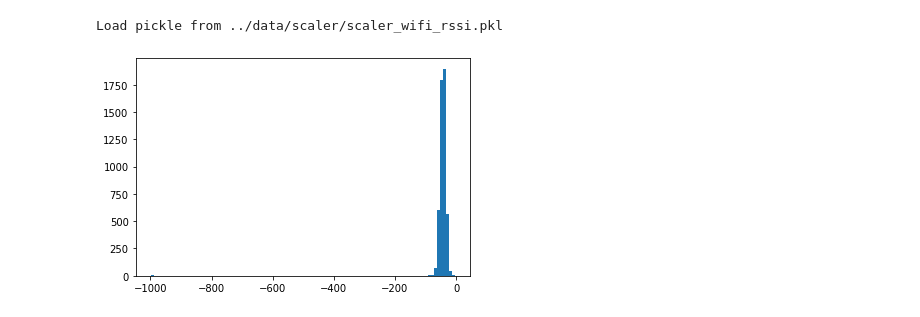
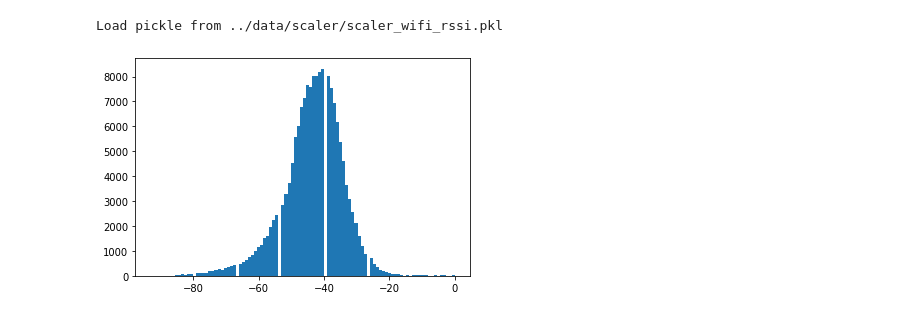
Before and after one commit to konumaru/indoor_location_and_Navigation, a Jupyter notebook: notebook/debug.ipynb, the cells around one changed output. Cells and saved outputs as stored; diff of their text form; code cells hidden in the pictures.

```diff
--- a/notebook/debug.ipynb
+++ b/notebook/debug.ipynb
@@ -29,10 +29,10 @@ wifi_rssi = wifi_rssi.astype(int)
 Load pickle from ../data/scaler/scaler_wifi_rssi.pkl
 # %%
 plt.figure()
-plt.hist(wifi_rssi[:, 0], bins=100)
+plt.hist(wifi_rssi[:, 0][wifi_rssi[:, 0]!=-999], bins=100)
 plt.show()
 # %% [output]
-[figure, old version]
+[figure, new version]
 # %%
 plt.figure(figsize=(16, 6))
 
```
Also changed, not shown: parts of 1 cell of this notebook, 3 other files.
